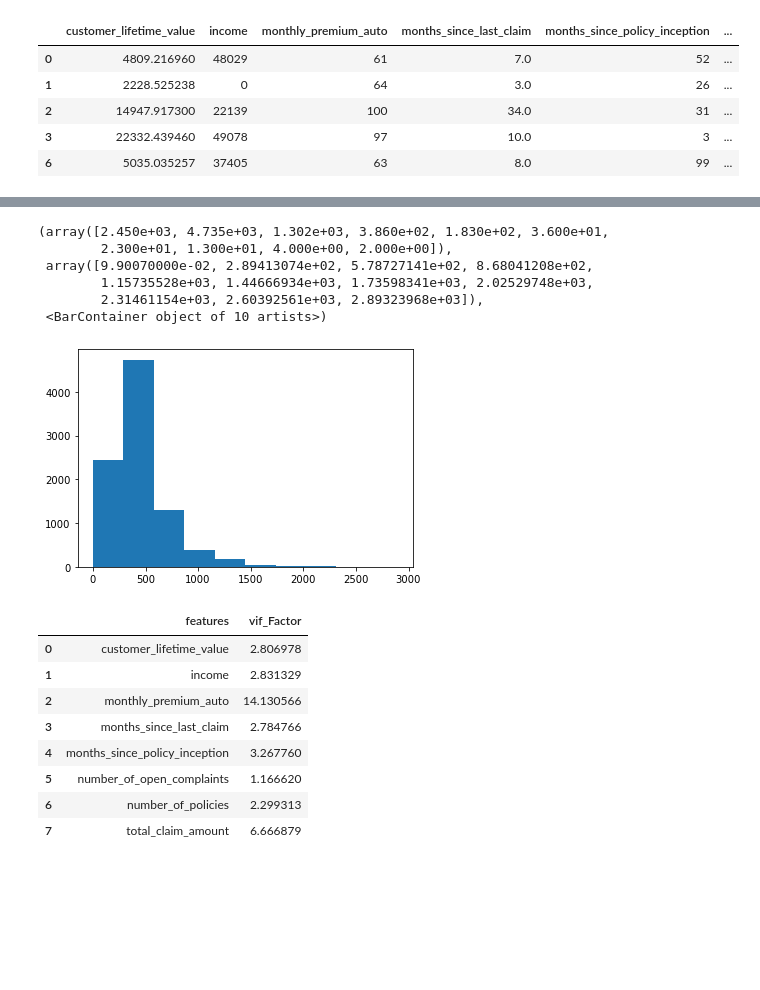
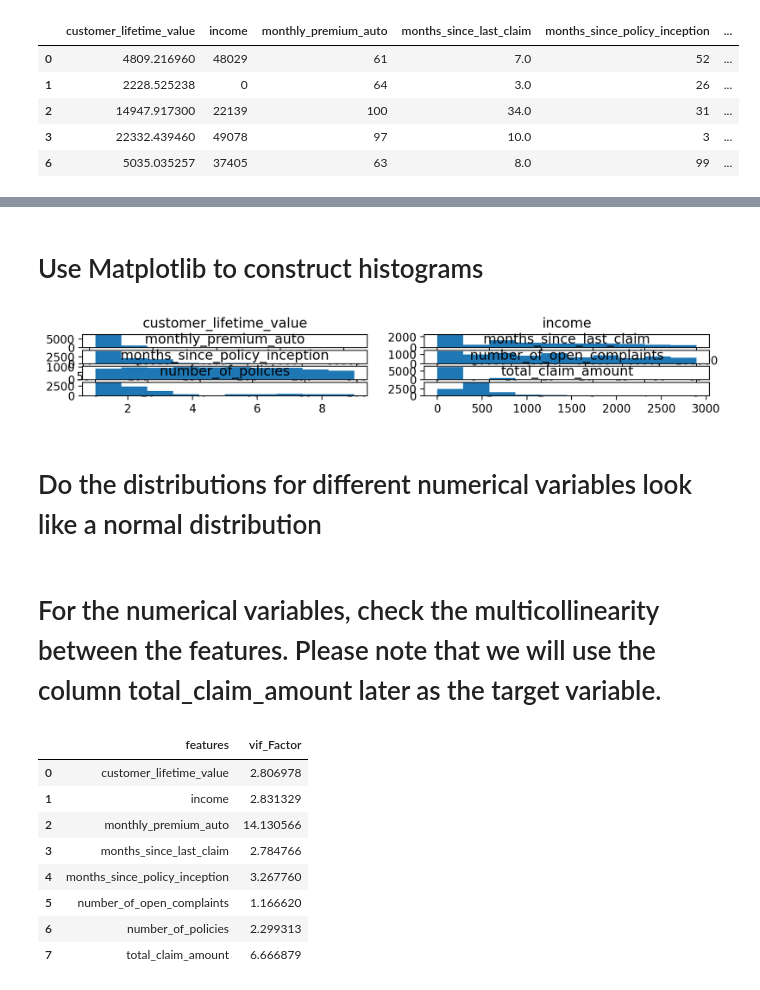
Before and after one commit to dongspark/lab-customer-analysis-round-4, a Jupyter notebook: lab-solution.ipynb, the cells around one changed output, grey strips where cells are left out. Cells and saved outputs as stored; diff of their text form; code cells hidden in the pictures; blank space fills up the shorter version.

```diff
--- a/lab-solution.ipynb
+++ b/lab-solution.ipynb
@@ -421,10 +348,0 @@ plt.hist(df2['number_of_policies'])
-# %%
-plt.hist(df2['total_claim_amount'])
-# %% [output]
-(array([2.450e+03, 4.735e+03, 1.302e+03, 3.860e+02, 1.830e+02, 3.600e+01,
-        2.300e+01, 1.300e+01, 4.000e+00, 2.000e+00]),
- array([9.90070000e-02, 2.89413074e+02, 5.78727141e+02, 8.68041208e+02,
-        1.15735528e+03, 1.44666934e+03, 1.73598341e+03, 2.02529748e+03,
-        2.31461154e+03, 2.60392561e+03, 2.89323968e+03]),
- <BarContainer object of 10 artists>)
-[figure, removed]
@@ -433,2 +349,28 @@ plt.hist(df2['total_claim_amount'])
+# %% [markdown]
+# Use Matplotlib to construct histograms
+# %%
+fig,axes = plt.subplots(4,2,figsize=(10,1),dpi=200)
+axes[0,0].hist(df2['customer_lifetime_value'])
+axes[0,0].set_title('customer_lifetime_value')
+axes[0,1].hist(df2['income'])
+axes[0,1].set_title('income')
+axes[1,0].hist(df2['monthly_premium_auto'])
+axes[1,0].set_title('monthly_premium_auto')
+axes[1,1].hist(df2['months_since_last_claim'])
+axes[1,1].set_title('months_since_last_claim')
+axes[2,0].hist(df2['months_since_policy_inception'])
+axes[2,0].set_title('months_since_policy_inception')
+axes[2,1].hist(df2['number_of_open_complaints'])
+axes[2,1].set_title('number_of_open_complaints')
+axes[3,0].hist(df2['number_of_policies'])
+axes[3,0].set_title('number_of_policies')
+axes[3,1].hist(df2['total_claim_amount'])
+axes[3,1].set_title('total_claim_amount')
+
+plt.show()
+# %% [output]
+[figure, added]
+# %% [markdown]
+# Do the distributions for different numerical variables look like a normal distribution
 # %%
 #No,none of them looks like normal distribution
@@ -437,3 +377,5 @@ plt.hist(df2['total_claim_amount'])
+# %% [markdown]
+# For the numerical variables, check the multicollinearity between the features. Please note that we will use the column total_claim_amount later as the target variable.
 # %%
 #Compute VIF data for each independent variable
 from statsmodels.stats.outliers_influence import variance_inflation_factor
```
Also changed, not shown: parts of 31 cells of this notebook.
